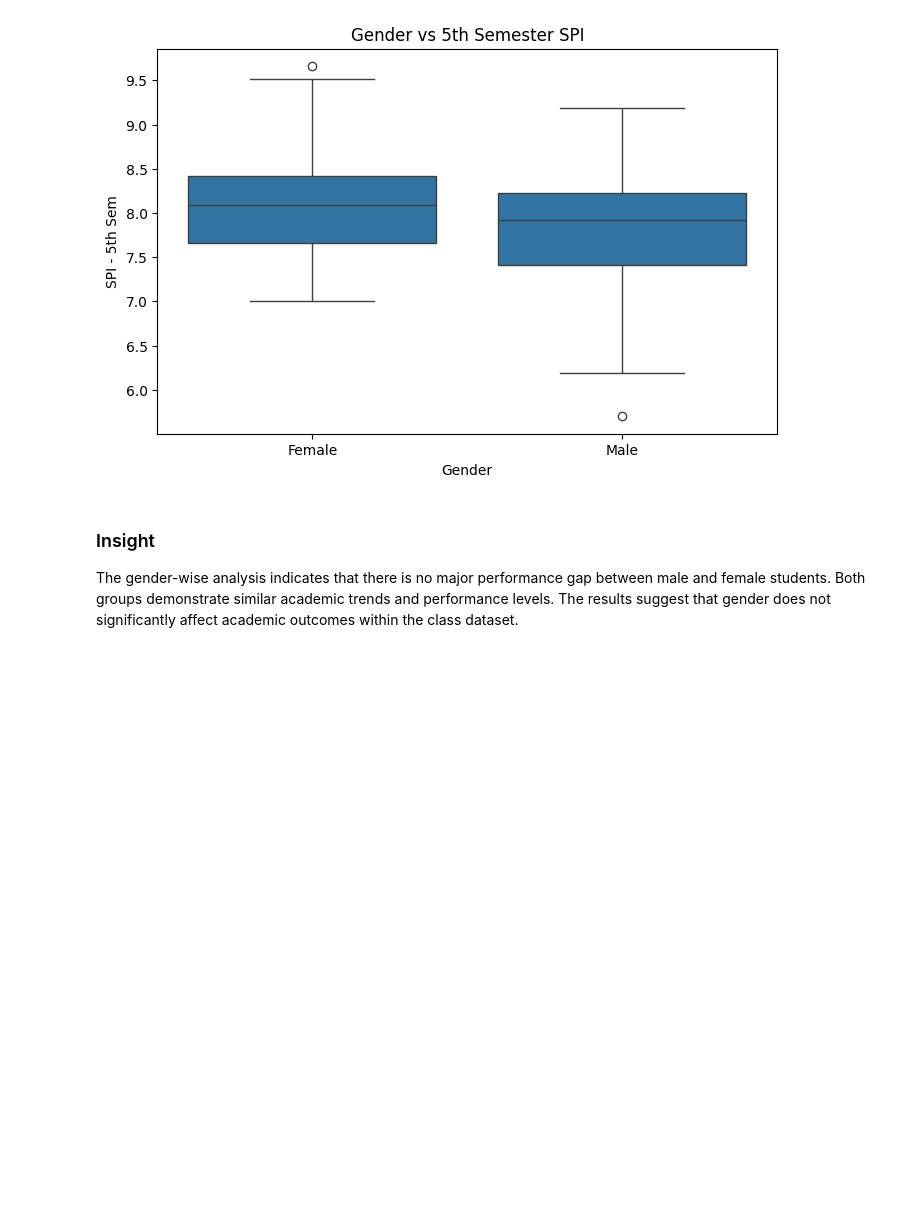
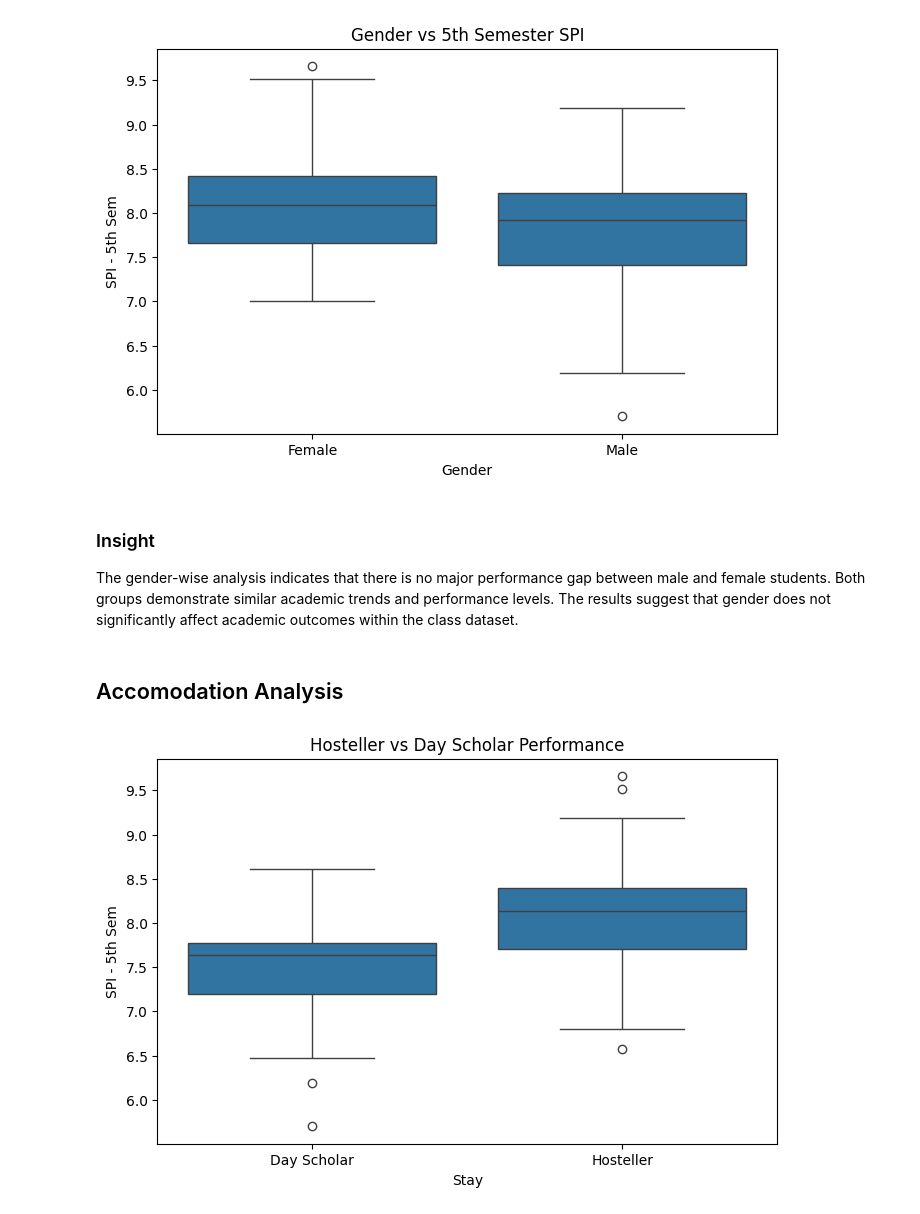
Before and after one commit to niya005/Class-Result-Analysis, a Jupyter notebook: class_result_analysis.ipynb, the cells around one changed output. Saved outputs shown, nothing was run; the diff lists cells and outputs as text; code cells hidden in the pictures; blank space fills up the shorter version.

Commit message:
Accomodation and backlog analysis

```diff
--- a/class_result_analysis.ipynb
+++ b/class_result_analysis.ipynb
@@ -418,3 +418,15 @@ plt.show()
 # %% [markdown]
 ### Insight
 The gender-wise analysis indicates that there is no major performance gap between male and female students. Both groups demonstrate similar academic trends and performance levels. The results suggest that gender does not significantly affect academic outcomes within the class dataset.
+# %% [markdown]
+## Accomodation Analysis
+# %%
+plt.figure(figsize=(8,5))
+
+sns.boxplot(x="Stay", y="SPI - 5th Sem", data=df)
+
+plt.title("Hosteller vs Day Scholar Performance")
+
+plt.show()
+# %% [output]
+[figure, added]
```
Also changed, not shown: parts of 9 cells of this notebook, 2 other files.
